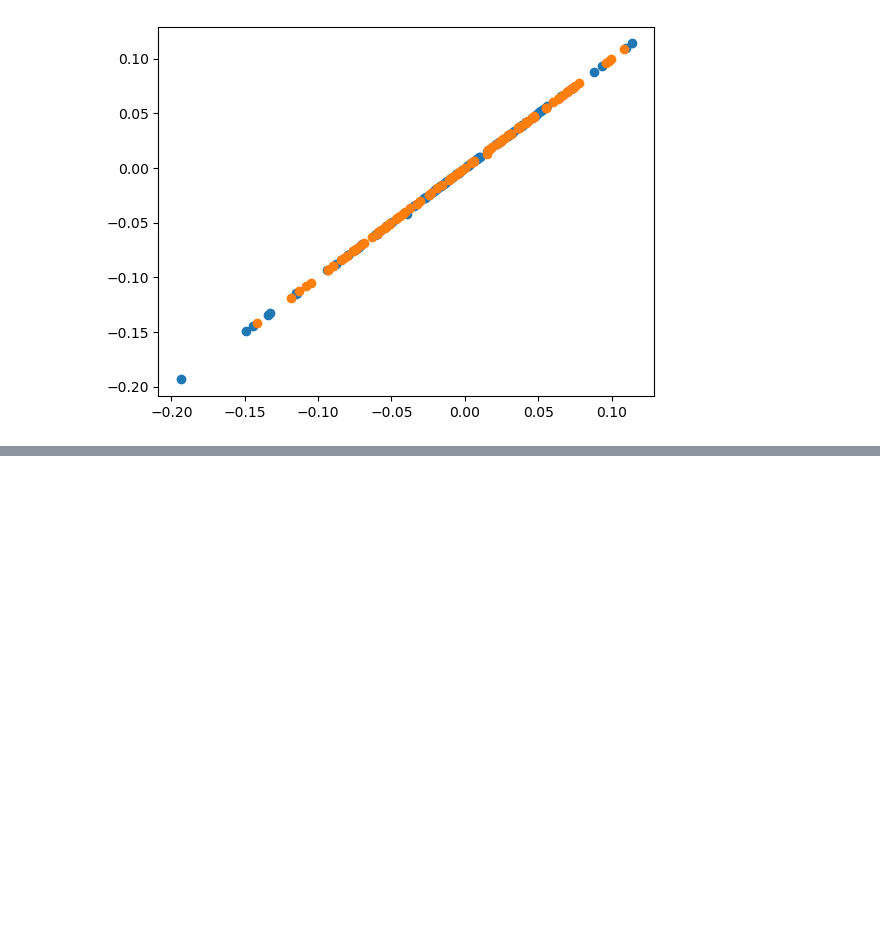
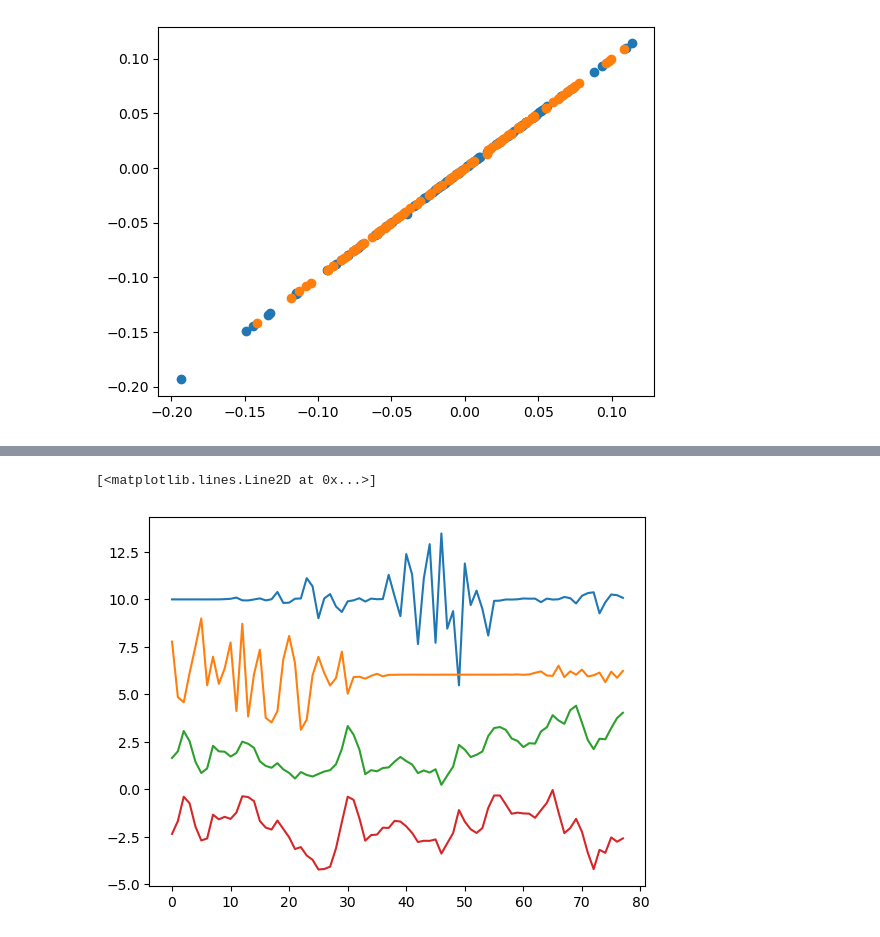
Before and after one commit to z7743/FastCCM, a Jupyter notebook: notebooks/CCM results comparison.ipynb, the cells around one changed output, grey strips where cells are left out. Cells and saved outputs as stored; diff of their text form; code cells hidden in the pictures; blank space fills up the shorter version.

```diff
--- a/notebooks/CCM results comparison.ipynb
+++ b/notebooks/CCM results comparison.ipynb
@@ -40,0 +57,23 @@ plt.scatter(Y_to_X_res_FastCCM, Y_to_X_res_pyEDM)
+# %%
+test_df = pd.read_csv("https://raw.githubusercontent.com/SugiharaLab/pyEDM/refs/heads/master/src/pyEDM/data/sardine_anchovy_sst.csv")
+# %%
+spx_prices = [ 31.0,  # 1920-1929
+    17.4, 12.0, 5.6, 9.4, 9.6, 13.1, 18.0, 12.8, 13.1, 12.0,  # 1930-1939
+    10.8, 9.2, 10.4, 12.7, 15.3, 18.4, 18.1, 15.3, 16.2, 16.9,  # 1940-1949
+    20.4, 23.8, 26.6, 24.8, 35.9, 45.5, 46.7, 39.0, 55.2, 59.9,  # 1950-1959
+    58.1, 71.6, 63.1, 75.0, 84.8, 92.4, 80.3, 96.5, 103.0, 92.0,  # 1960-1969
+    92.2, 102.1, 118.1, 97.6, 68.6, 90.2, 107.5, 95.1, 96.1, 107.9,  # 1970-1979
+    135.8, 122.6, 140.6, 164.9, 167.2, 211.3, 242.2, 247.1, 277.7, 353.4,  # 1980-1989
+    330.2, 417.1, 435.7, 466.3, 459.3, 615.9, 740.7, 970.4, 1229.2, 1469.3,  # 1990-1999
+    1320.3, 1148.1, 879.8, 1111.9, 1211.9, 1248.3, 1418.3,
+]
+# %%
+test_df["snp500"] = np.log(spx_prices)
+# %%
+plt.plot(test_df["anchovy"]+10)
+plt.plot(test_df["sardine"]+6)
+plt.plot(test_df["sio_sst"]+2)
+plt.plot(test_df["np_sst"]-2)
+# %% [output]
+[<matplotlib.lines.Line2D at 0x...>]
+[figure, added]
```
Also changed, not shown: parts of 19 cells of this notebook, 2 other files.
